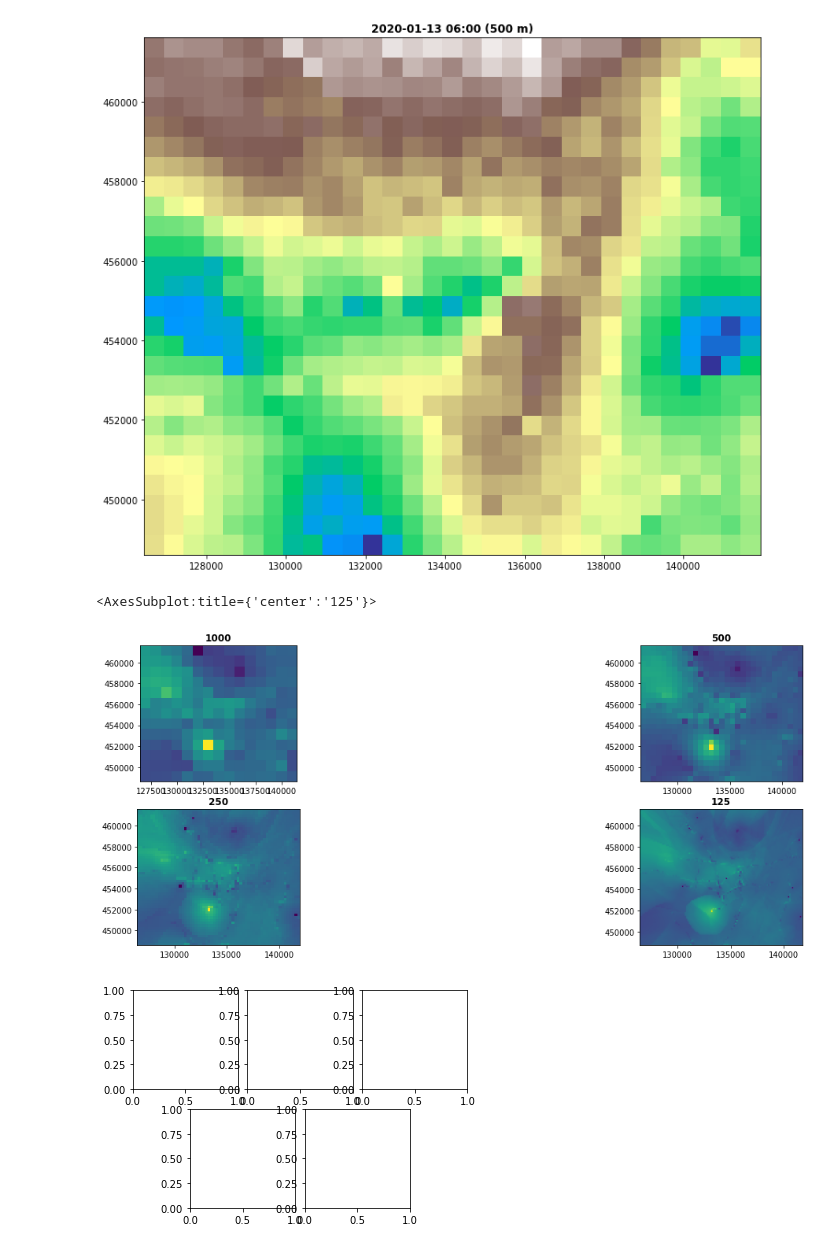
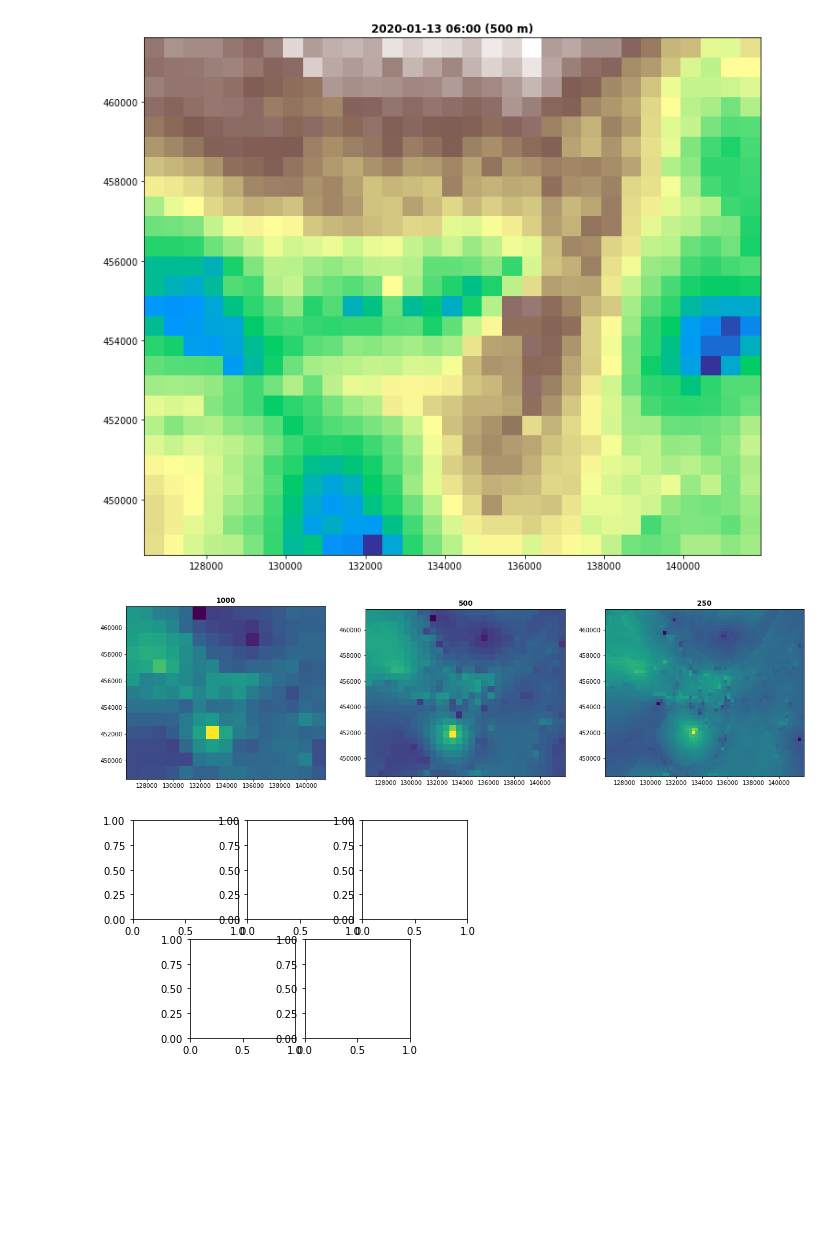
Before and after one commit to ystouthart/ADS-Snuffelfiets-Thesis, a Jupyter notebook: notebooks/1.0-raster-plots.ipynb, the cells around one changed output. Saved outputs shown, nothing was run; the diff lists cells and outputs as text; code cells hidden in the pictures; blank space fills up the shorter version.

```diff
--- a/notebooks/1.0-raster-plots.ipynb
+++ b/notebooks/1.0-raster-plots.ipynb
@@ -34,23 +35,19 @@ show(src, cmap="terrain", title="2020-01-13 06:00 (500 m)", ax=ax)
 # %%
 from rasterio.plot import show
 
 src1 = rasterio.open("../output/st_reg_kriging_maps/prediction/1000/20200107060000.tif")
 src2 = rasterio.open("../output/st_reg_kriging_maps/prediction/500/20200107060000.tif")
 src3 = rasterio.open("../output/st_reg_kriging_maps/prediction/250/20200107060000.tif")
-src4 = rasterio.open("../output/st_reg_kriging_maps/prediction/125/20200107060000.tif")
-src5 = rasterio.open("../output/st_reg_kriging_maps/prediction/100/20200107060000.tif")
 
 
 
-fig, ([ax1, ax2], [ax3, ax4]) = plt.subplots(2,2, figsize=(21, 7))
-show(src1, ax=ax1, title='1000')
-show(src2, ax=ax2, title='500')
-show(src3, ax=ax3, title='250')
-show(src4, ax=ax4, title='125')
-#show(src5, ax=ax5, title='100')
+fig, (axdsm, axdtm, axchm) = plt.subplots(1, 3, figsize=(21, 7))
+show(src1, ax=axdsm, title='1000')
+show(src2, ax=axdtm, title='500')
+show(src3, ax=axchm, title='250')
+plt.show()
 # %% [output]
-<AxesSubplot:title={'center':'125'}>
-[figure, old version]
+[figure, new version]
 # %%
 ax1 = plt.subplot2grid(shape=(2,6), loc=(0,0), colspan=2)
 ax2 = plt.subplot2grid((2,6), (0,2), colspan=2)
```
Also changed, not shown: parts of 10 cells of this notebook, 19 other files.
